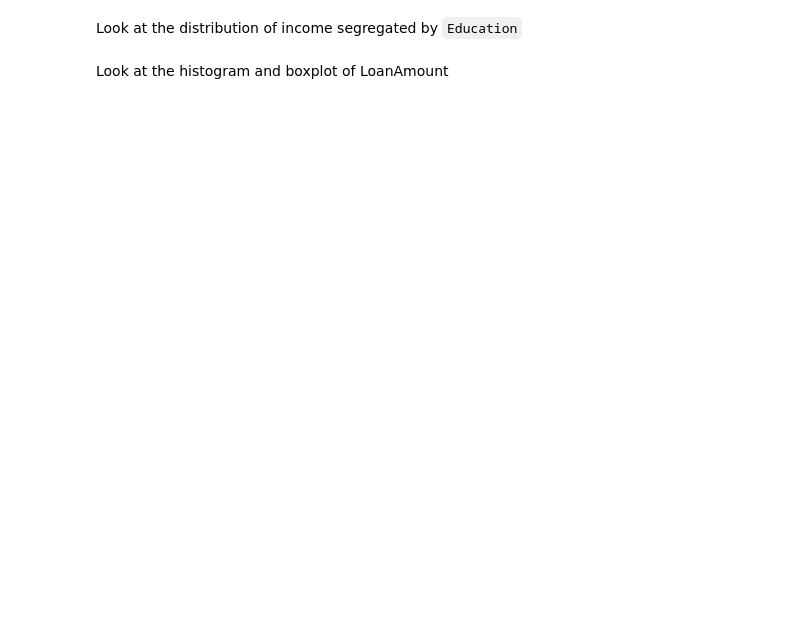
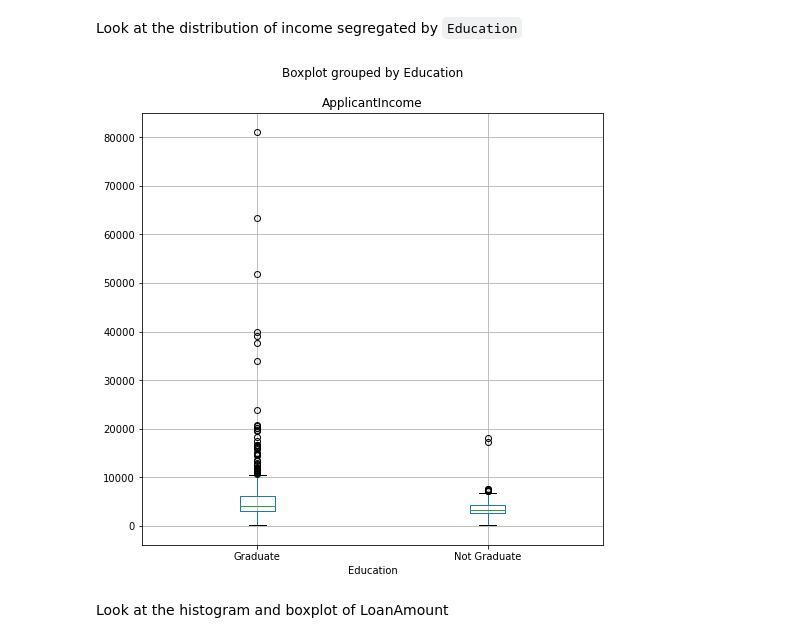
Before and after one commit to KyleKulas/lighthouse_data_notes, a Jupyter notebook: Week_7/Day_4/mini-project-IV-master/mini-project-IV.ipynb, the cells around one changed output. Cells and saved outputs as stored; diff of their text form; code cells hidden in the pictures; blank space fills up the shorter version.

```diff
--- a/Week_7/Day_4/mini-project-IV-master/mini-project-IV.ipynb
+++ b/Week_7/Day_4/mini-project-IV-master/mini-project-IV.ipynb
@@ -225,4 +255,9 @@ Look at box plots to understand the distributions.
 # %% [markdown]
 Look at the distribution of income segregated  by `Education`
+# %%
+df.boxplot('ApplicantIncome', by='Education',figsize=(8, 8))
+plt.show()
+# %% [output]
+[figure, added]
 # %% [markdown]
 Look at the histogram and boxplot of LoanAmount
```
Also changed, not shown: parts of 20 cells of this notebook, 2 other files.
